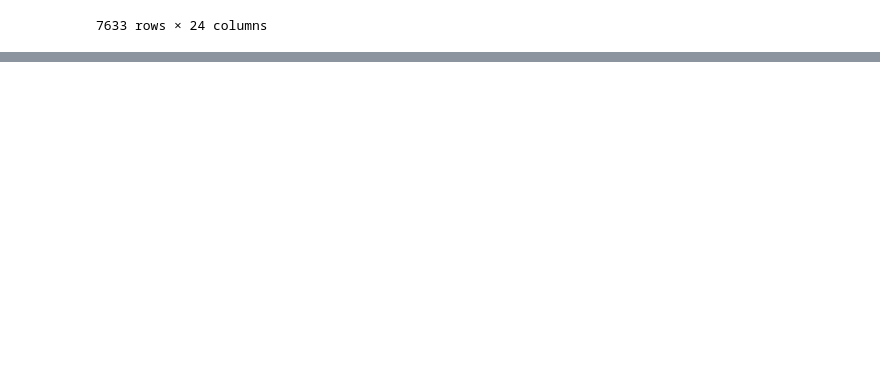
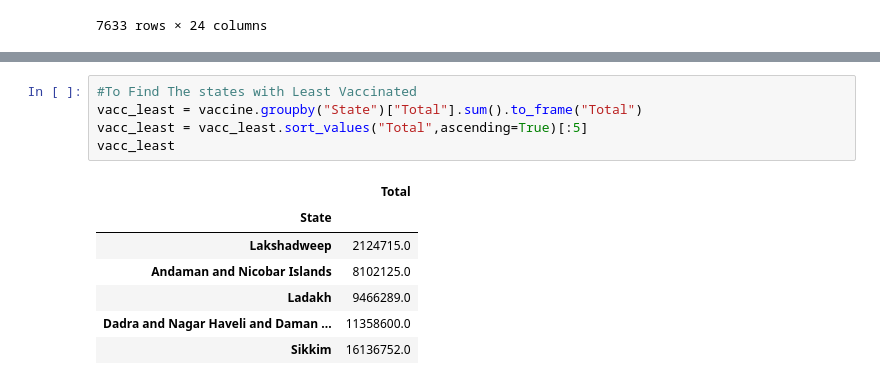
Before and after one commit to 835017-Revathy/Kaggle-Projects, a Jupyter notebook: covid-19-in-india-analysis.ipynb, the cells around one changed output, grey strips where cells are left out. Drawn from its saved outputs; the diff is of its cells as text; blank space fills up the shorter version.

```diff
--- a/covid-19-in-india-analysis.ipynb
+++ b/covid-19-in-india-analysis.ipynb
@@ -312,0 +349,13 @@ vaccine
+# %%
+#To Find The states with Least Vaccinated
+vacc_least = vaccine.groupby("State")["Total"].sum().to_frame("Total")
+vacc_least = vacc_least.sort_values("Total",ascending=True)[:5]
+vacc_least
+# %% [output]
+|  | Total |
+| State |  |
+| Lakshadweep | 2124715.0 |
+| Andaman and Nicobar Islands | 8102125.0 |
+| Ladakh | 9466289.0 |
+| Dadra and Nagar Haveli and Daman ... | 11358600.0 |
+| Sikkim | 16136752.0 |
```
Also changed, not shown: parts of 4 cells of this notebook.
